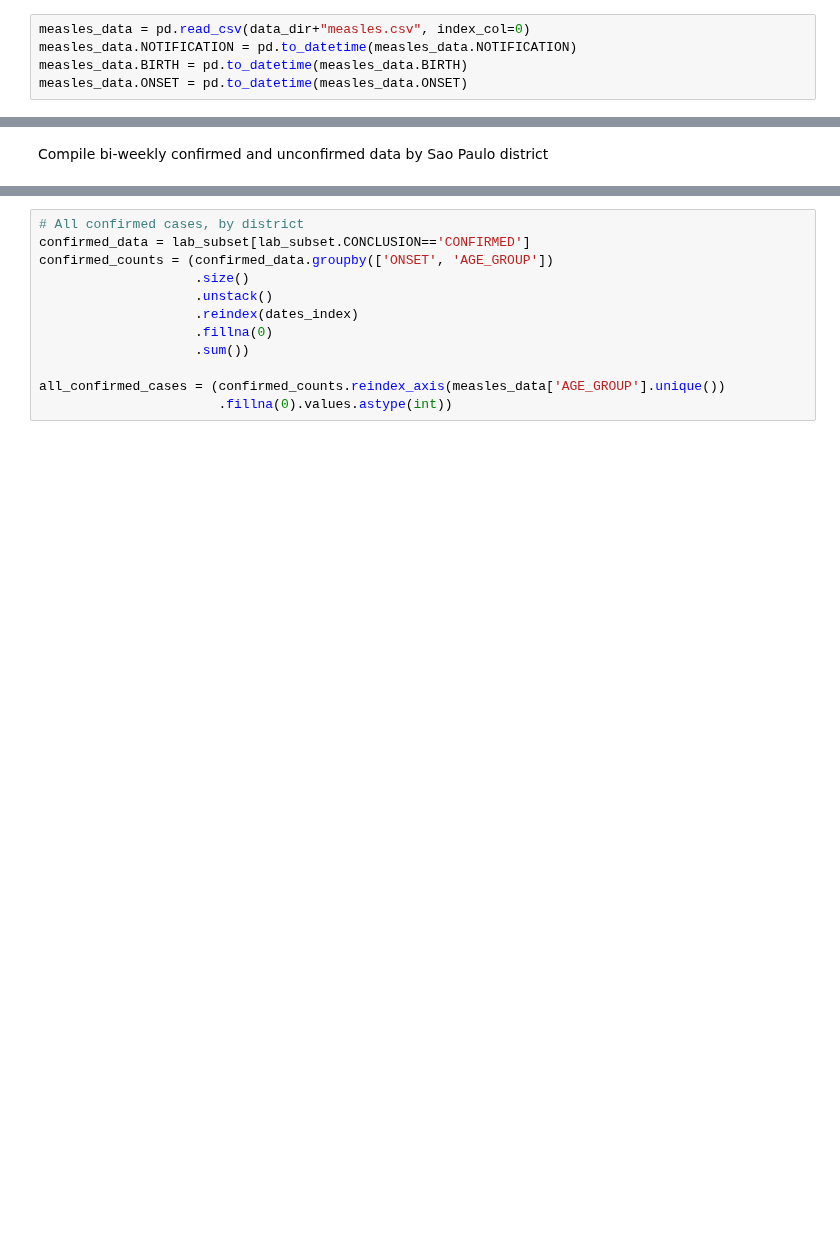
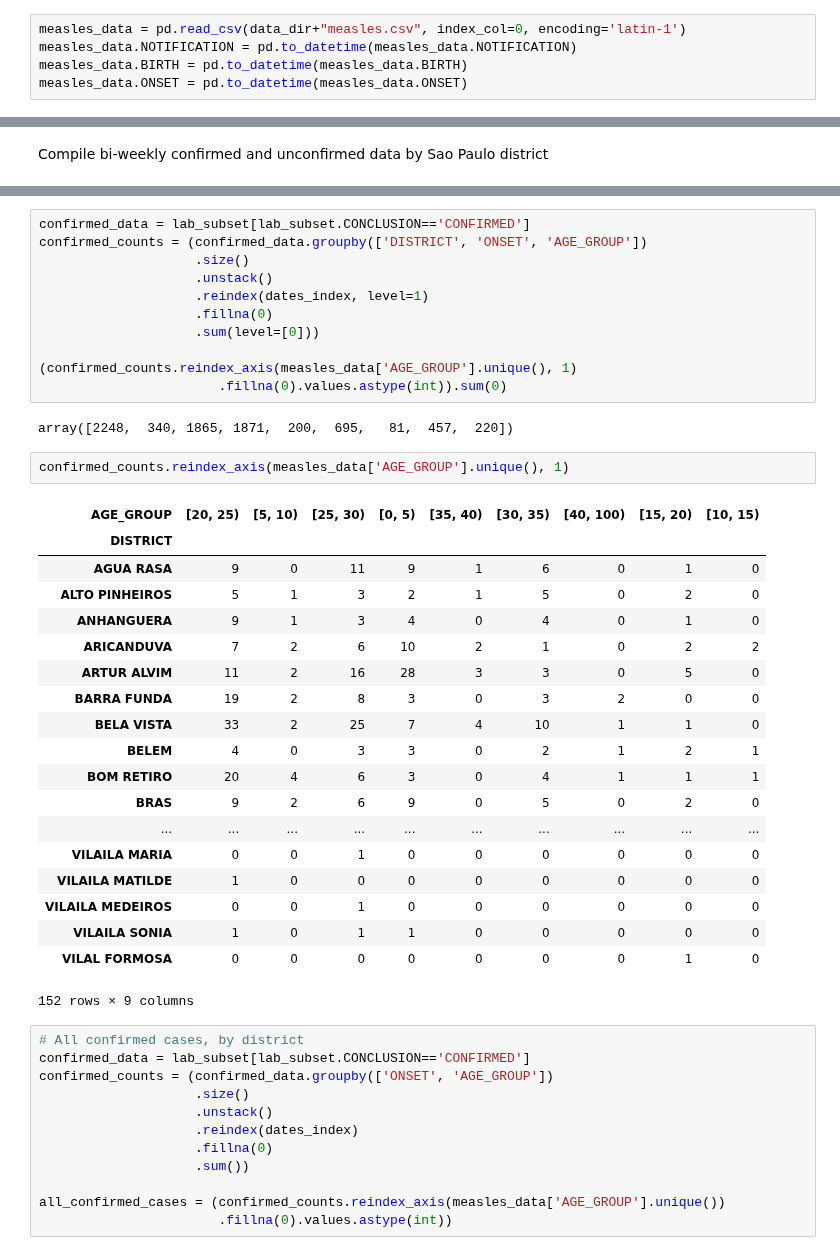
Before and after one commit to fonnesbeck/SaoPauloMeasles, a Jupyter notebook: Spatial Measles Model.ipynb, the cells around one changed output, grey strips where cells are left out. Drawn from its saved outputs; the diff is of its cells as text; blank space fills up the shorter version.

```diff
--- a/Spatial Measles Model.ipynb
+++ b/Spatial Measles Model.ipynb
@@ -21,7 +21,7 @@ data_dir = "data/"
 # %% [markdown]
 Import outbreak data
 # %%
-measles_data = pd.read_csv(data_dir+"measles.csv", index_col=0)
+measles_data = pd.read_csv(data_dir+"measles.csv", index_col=0, encoding='latin-1')
 measles_data.NOTIFICATION = pd.to_datetime(measles_data.NOTIFICATION)
 measles_data.BIRTH = pd.to_datetime(measles_data.BIRTH)
 measles_data.ONSET = pd.to_datetime(measles_data.ONSET)
@@ -262,3 +314,38 @@ Compile bi-weekly confirmed and unconfirmed data by Sao Paulo district
+# %%
+confirmed_data = lab_subset[lab_subset.CONCLUSION=='CONFIRMED']
+confirmed_counts = (confirmed_data.groupby(['DISTRICT', 'ONSET', 'AGE_GROUP'])
+                    .size()
+                    .unstack()
+                    .reindex(dates_index, level=1)
+                    .fillna(0)
+                    .sum(level=[0]))
+
+(confirmed_counts.reindex_axis(measles_data['AGE_GROUP'].unique(), 1)
+                       .fillna(0).values.astype(int)).sum(0)
+# %% [output]
+array([2248,  340, 1865, 1871,  200,  695,   81,  457,  220])
+# %%
+confirmed_counts.reindex_axis(measles_data['AGE_GROUP'].unique(), 1)
+# %% [output]
+| AGE_GROUP | [20, 25) | [5, 10) | [25, 30) | [0, 5) | [35, 40) | [30, 35) | [40, 100) | [15, 20) | [10, 15) |
+| DISTRICT |  |  |  |  |  |  |  |  |  |
+| AGUA RASA | 9 | 0 | 11 | 9 | 1 | 6 | 0 | 1 | 0 |
+| ALTO PINHEIROS | 5 | 1 | 3 | 2 | 1 | 5 | 0 | 2 | 0 |
+| ANHANGUERA | 9 | 1 | 3 | 4 | 0 | 4 | 0 | 1 | 0 |
+| ARICANDUVA | 7 | 2 | 6 | 10 | 2 | 1 | 0 | 2 | 2 |
+| ARTUR ALVIM | 11 | 2 | 16 | 28 | 3 | 3 | 0 | 5 | 0 |
+| BARRA FUNDA | 19 | 2 | 8 | 3 | 0 | 3 | 2 | 0 | 0 |
+| BELA VISTA | 33 | 2 | 25 | 7 | 4 | 10 | 1 | 1 | 0 |
+| BELEM | 4 | 0 | 3 | 3 | 0 | 2 | 1 | 2 | 1 |
+| BOM RETIRO | 20 | 4 | 6 | 3 | 0 | 4 | 1 | 1 | 1 |
+| BRAS | 9 | 2 | 6 | 9 | 0 | 5 | 0 | 2 | 0 |
+| ... | ... | ... | ... | ... | ... | ... | ... | ... | ... |
+| VILAILA MARIA | 0 | 0 | 1 | 0 | 0 | 0 | 0 | 0 | 0 |
+| VILAILA MATILDE | 1 | 0 | 0 | 0 | 0 | 0 | 0 | 0 | 0 |
+| VILAILA MEDEIROS | 0 | 0 | 1 | 0 | 0 | 0 | 0 | 0 | 0 |
+| VILAILA SONIA | 1 | 0 | 1 | 1 | 0 | 0 | 0 | 0 | 0 |
+| VILAL FORMOSA | 0 | 0 | 0 | 0 | 0 | 0 | 0 | 1 | 0 |
+152 rows × 9 columns
 # %%
 # All confirmed cases, by district
 confirmed_data = lab_subset[lab_subset.CONCLUSION=='CONFIRMED']
```
Also changed, not shown: parts of 67 cells of this notebook, 1 other file.
